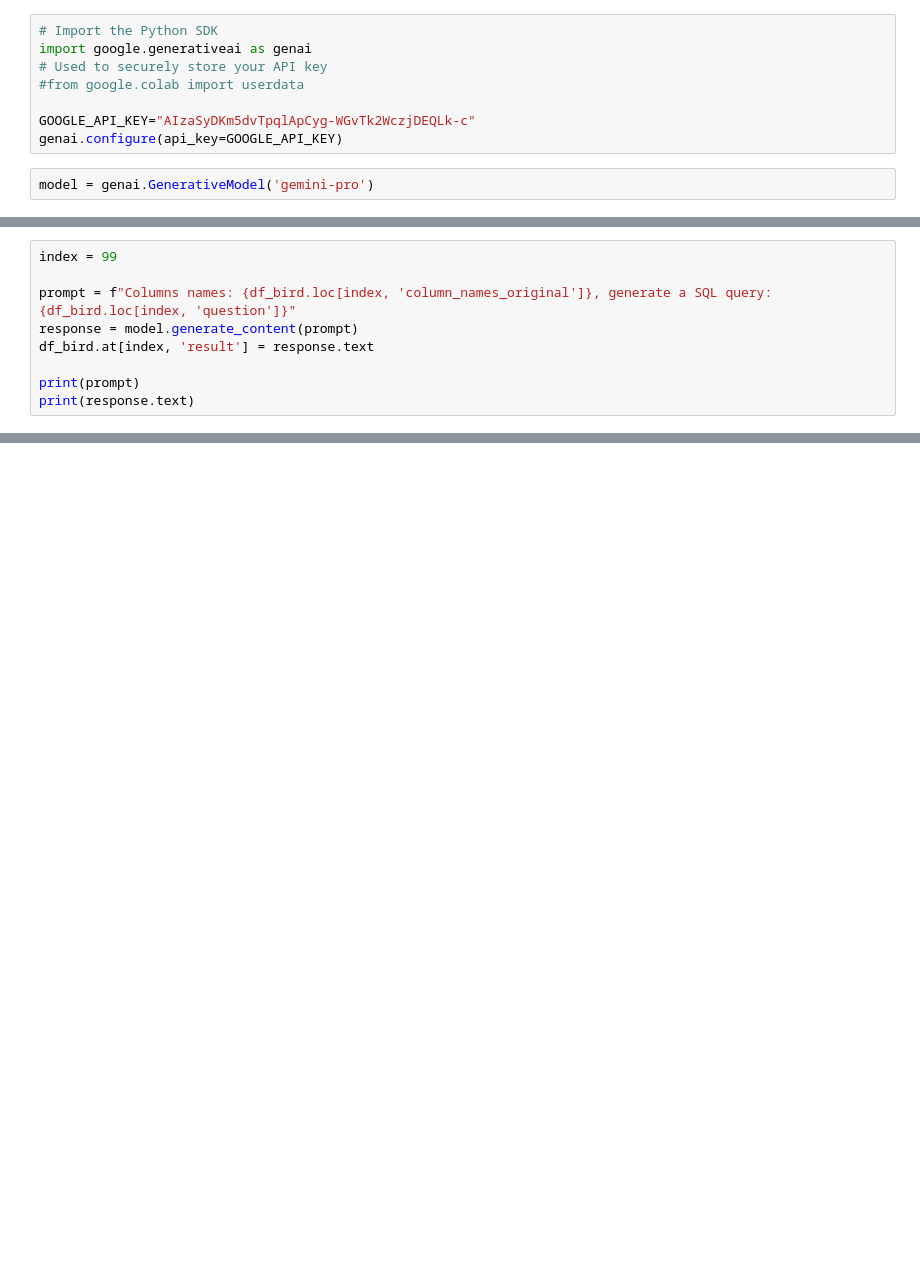
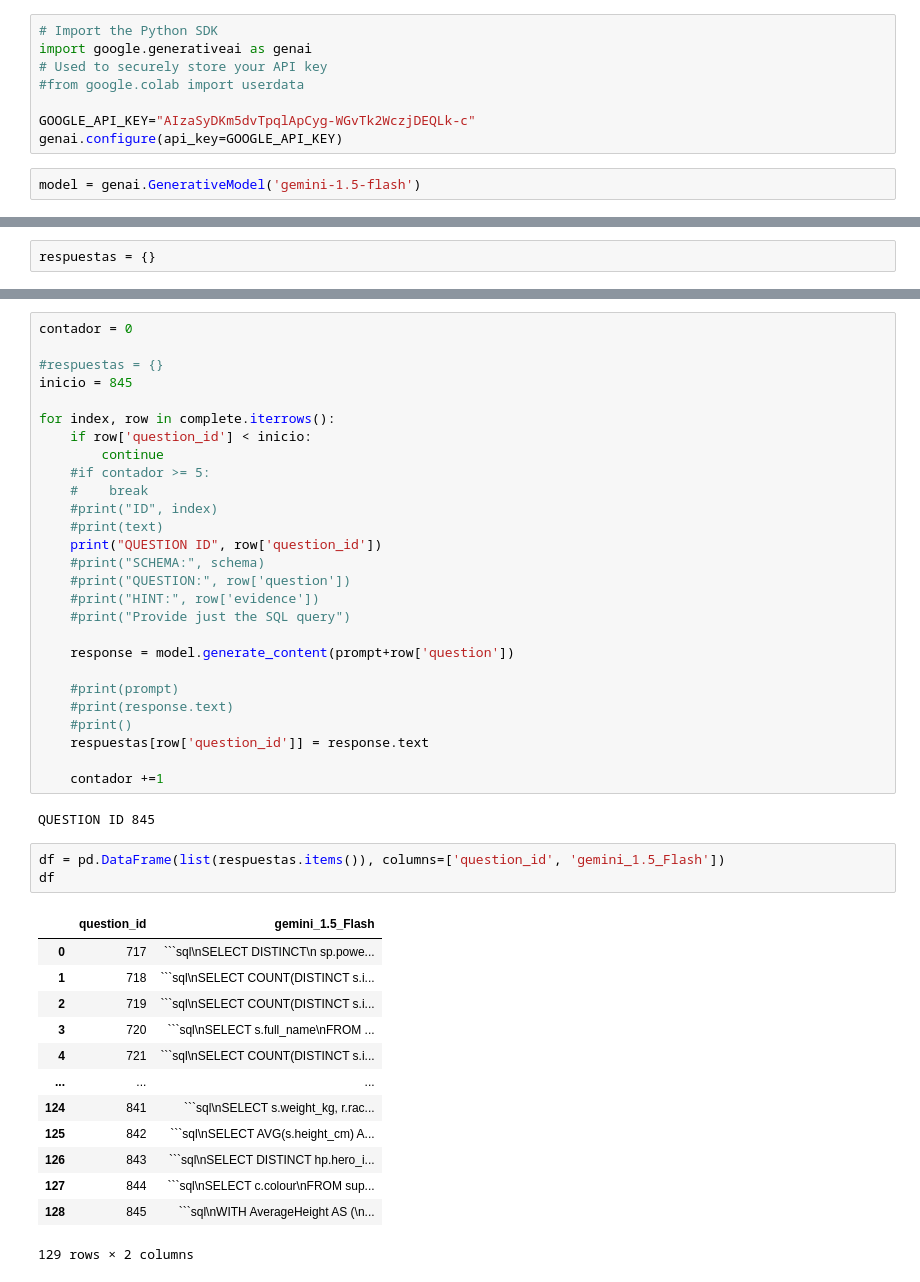
Before and after one commit to EnzoRg/text_mining, a Jupyter notebook: gemini.ipynb, the cells around one changed output, grey strips where cells are left out. Saved outputs shown, nothing was run; the diff lists cells and outputs as text; blank space fills up the shorter version.

````diff
--- a/gemini.ipynb
+++ b/gemini.ipynb
@@ -7,6 +7,6 @@ import google.generativeai as genai
 GOOGLE_API_KEY="AIzaSyDKm5dvTpqlApCyg-WGvTk2WczjDEQLk-c"
 genai.configure(api_key=GOOGLE_API_KEY)
 # %%
-model = genai.GenerativeModel('gemini-pro')
+model = genai.GenerativeModel('gemini-1.5-flash')
 # %%
 import pandas as pd
@@ -36,9 +12,0 @@ InternalServerError: 500 An internal error has occurred. Please retry or report
-# %%
-index = 99
-
-prompt = f"Columns names: {df_bird.loc[index, 'column_names_original']}, generate a SQL query: {df_bird.loc[index, 'question']}"
-response = model.generate_content(prompt)
-df_bird.at[index, 'result'] = response.text
-
-print(prompt)
-print(response.text)
@@ -65,0 +23,2 @@ WHERE
+# %%
+respuestas = {}
@@ -65,0 +45,46 @@ WHERE
+# %%
+contador = 0
+
+#respuestas = {}
+inicio = 845
+
+for index, row in complete.iterrows():
+    if row['question_id'] < inicio:
+        continue
+    #if contador >= 5:
+    #    break
+    #print("ID", index)
+    #print(text)
+    print("QUESTION ID", row['question_id'])
+    #print("SCHEMA:", schema)
+    #print("QUESTION:", row['question'])
+    #print("HINT:", row['evidence'])
+    #print("Provide just the SQL query")
+
+    response = model.generate_content(prompt+row['question'])
+
+    #print(prompt)
+    #print(response.text)
+    #print()
+    respuestas[row['question_id']] = response.text
+
+    contador +=1
+# %% [output]
+QUESTION ID 845
+# %%
+df = pd.DataFrame(list(respuestas.items()), columns=['question_id', 'gemini_1.5_Flash'])
+df
+# %% [output]
+|  | question_id | gemini_1.5_Flash |
+| 0 | 717 | ```sql\nSELECT DISTINCT\n sp.powe... |
+| 1 | 718 | ```sql\nSELECT COUNT(DISTINCT s.i... |
+| 2 | 719 | ```sql\nSELECT COUNT(DISTINCT s.i... |
+| 3 | 720 | ```sql\nSELECT s.full_name\nFROM ... |
+| 4 | 721 | ```sql\nSELECT COUNT(DISTINCT s.i... |
+| ... | ... | ... |
+| 124 | 841 | ```sql\nSELECT s.weight_kg, r.rac... |
+| 125 | 842 | ```sql\nSELECT AVG(s.height_cm) A... |
+| 126 | 843 | ```sql\nSELECT DISTINCT hp.hero_i... |
+| 127 | 844 | ```sql\nSELECT c.colour\nFROM sup... |
+| 128 | 845 | ```sql\nWITH AverageHeight AS (\n... |
+129 rows × 2 columns
````
Also changed, not shown: parts of 6 cells of this notebook, 14 other files.
